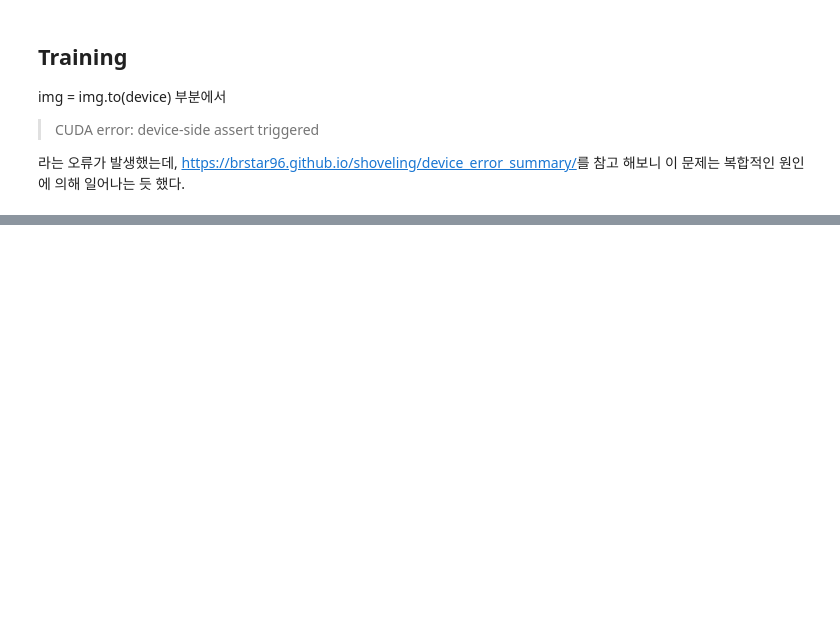
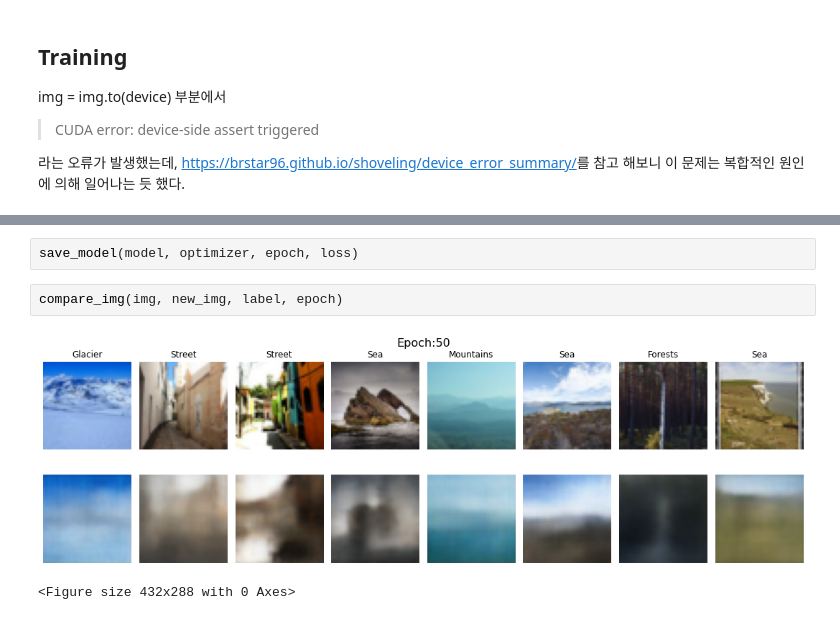
Before and after one commit to khodid/2020Evening, a Jupyter notebook: proj4_VAE_scenery.ipynb, the cells around one changed output, grey strips where cells are left out. Saved outputs shown, nothing was run; the diff lists cells and outputs as text; blank space fills up the shorter version.

```diff
--- a/proj4_VAE_scenery.ipynb
+++ b/proj4_VAE_scenery.ipynb
@@ -274,2 +365,9 @@ RuntimeError: ignored
+# %%
+save_model(model, optimizer, epoch, loss)
+# %%
+compare_img(img, new_img, label, epoch)
+# %% [output]
+[figure, added]
+<Figure size 432x288 with 0 Axes>
 # %%
 print(loss)
```
Also changed, not shown: parts of 12 cells of this notebook.
